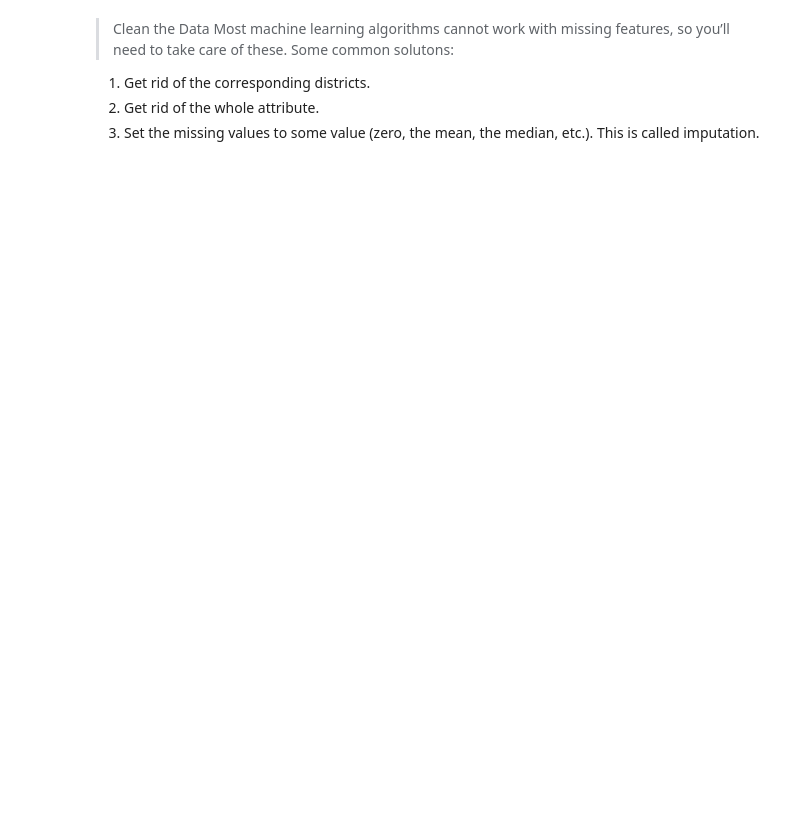
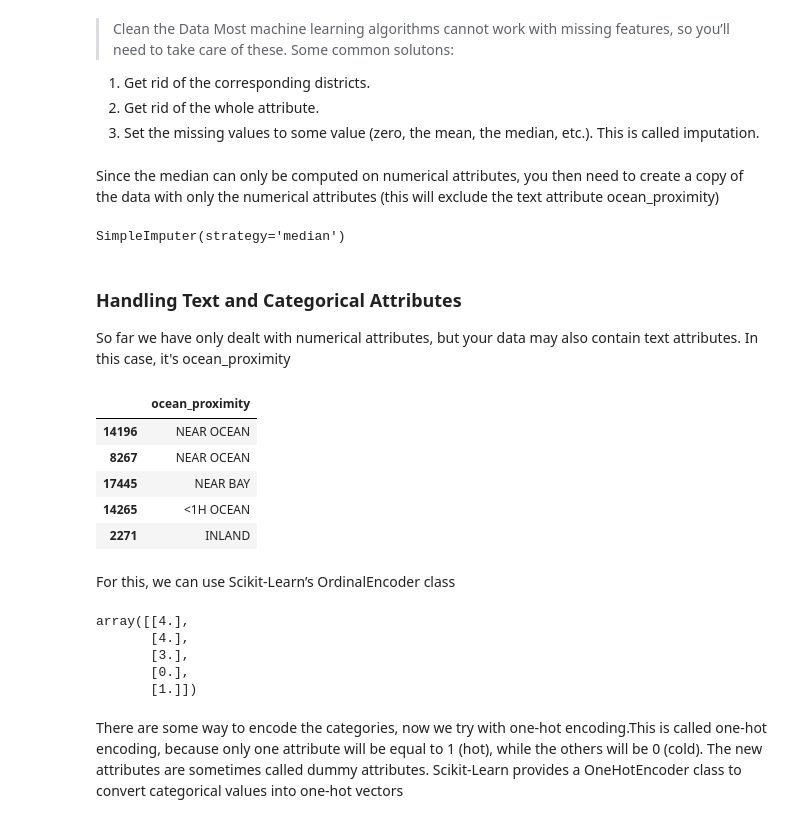
Before and after one commit to nminhquang380/housePricePrediction, a Jupyter notebook: notebook.ipynb, the cells around one changed output. Saved outputs shown, nothing was run; the diff lists cells and outputs as text; code cells hidden in the pictures; blank space fills up the shorter version.

Commit message:
[ADD] complete Preprocessing Data

```diff
--- a/notebook.ipynb
+++ b/notebook.ipynb
@@ -333,0 +342,9 @@ This is called imputation.
+# %% [markdown]
+Since the median can only be computed on numerical attributes, you then
+need to create a copy of the data with only the numerical attributes (this will
+exclude the text attribute ocean_proximity)
+# %%
+housing_num = housing.select_dtypes(include=[np.number])
+imputer.fit(housing_num)
+# %% [output]
+SimpleImputer(strategy='median')
@@ -333,0 +356,17 @@ This is called imputation.
+# %% [markdown]
+### Handling Text and Categorical Attributes
+So far we have only dealt with numerical attributes, but your data may also
+contain text attributes. In this case, it's ocean_proximity
+# %%
+housing_cat = housing[["ocean_proximity"]]
+housing_cat.head()
+# %% [output]
+|  | ocean_proximity |
+| 14196 | NEAR OCEAN |
+| 8267 | NEAR OCEAN |
+| 17445 | NEAR BAY |
+| 14265 | <1H OCEAN |
+| 2271 | INLAND |
+# %% [markdown]
+For this, we can use Scikit-Learn’s
+OrdinalEncoder class
@@ -333,0 +377,13 @@ This is called imputation.
+# %%
+housing_cat_encoded[:5]
+# %% [output]
+array([[4.],
+       [4.],
+       [3.],
+       [0.],
+       [1.]])
+# %% [markdown]
+There are some way to encode the categories, now we try with one-hot encoding.This is called one-hot encoding, because only one attribute will be equal to 1 (hot), while the others
+will be 0 (cold). The new attributes are sometimes called dummy attributes.
+Scikit-Learn provides a OneHotEncoder class to convert categorical values
+into one-hot vectors
```
Also changed, not shown: parts of 24 cells of this notebook, 2 other files.
